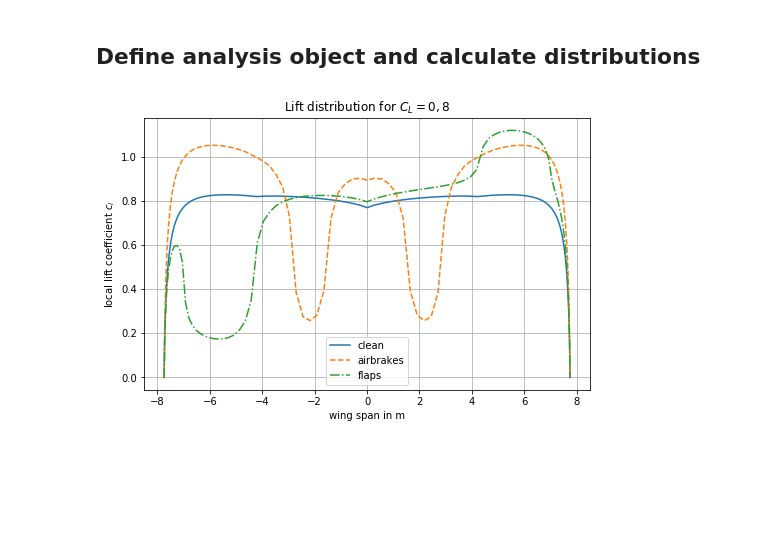
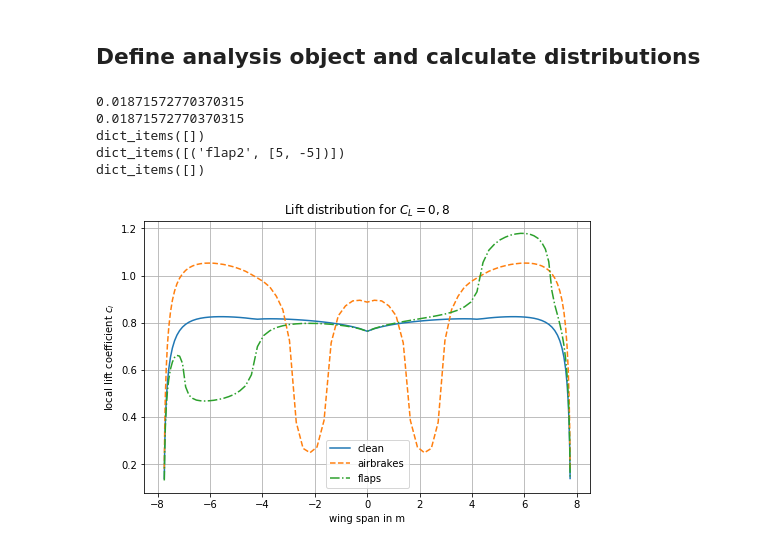
Before and after one commit to akafliegdarmstadt/wingstructure, a Jupyter notebook: examples/Analysis_Example.ipynb, the cells around one changed output. Drawn from its saved outputs; the diff is of its cells as text; code cells hidden in the pictures; blank space fills up the shorter version.

```diff
--- a/examples/Analysis_Example.ipynb
+++ b/examples/Analysis_Example.ipynb
@@ -34,28 +34,33 @@ plt.savefig('wing.png')
 # %% [markdown]
 ## Define analysis object and calculate distributions
 # %%
-liftana = aero.LiftAnalysis(wing)
+liftana = aero.LiftAnalysis.generate(wing)
 
-span_pos = liftana.calc_ys
+span_pos = liftana.ys
 
-α, distribution, C_Dib = liftana.calculate(C_L=0.8, return_C_Di=True)
+α, distribution, C_Dib = liftana.calculate(C_L=0.8)
 α_qr, distribution_q, C_Dia = liftana.calculate(C_L=0.8,
-            flap_deflections={'flap2': [5, -15]}, return_C_Di=True)
-α_ab, distribution_ab, C_Di = liftana.calculate(C_L=0.8, air_brake=True, return_C_Di=True)
+            controls={'flap2': [5, -5]})
+α_ab, distribution_ab, C_Di = liftana.calculate(C_L=0.8, airbrake=True)
 
 plt.figure(figsize=(8,5))
 plt.plot(span_pos, distribution, label='clean')
 plt.plot(span_pos, distribution_ab, '--', label='airbrakes')
 plt.plot(span_pos, distribution_q, '-.', label='flaps')
 plt.xlabel('wing span in m')
 plt.ylabel('local lift coefficient $c_l$')
 plt.title('Lift distribution for $C_L = 0,8$')
 plt.grid()
 plt.legend()
 plt.savefig('Liftdistribution.png')
 plt.savefig('Liftdistribution.pdf')
 # %% [output]
+0.01871572770370315
+0.01871572770370315
+dict_items([])
+dict_items([('flap2', [5, -5])])
+dict_items([])
-[figure, old version]
+[figure, new version]
 # %%
 from wingstructure.aero import multhop
 # %%
```
Also changed, not shown: parts of 2 cells of this notebook, 8 other files.
